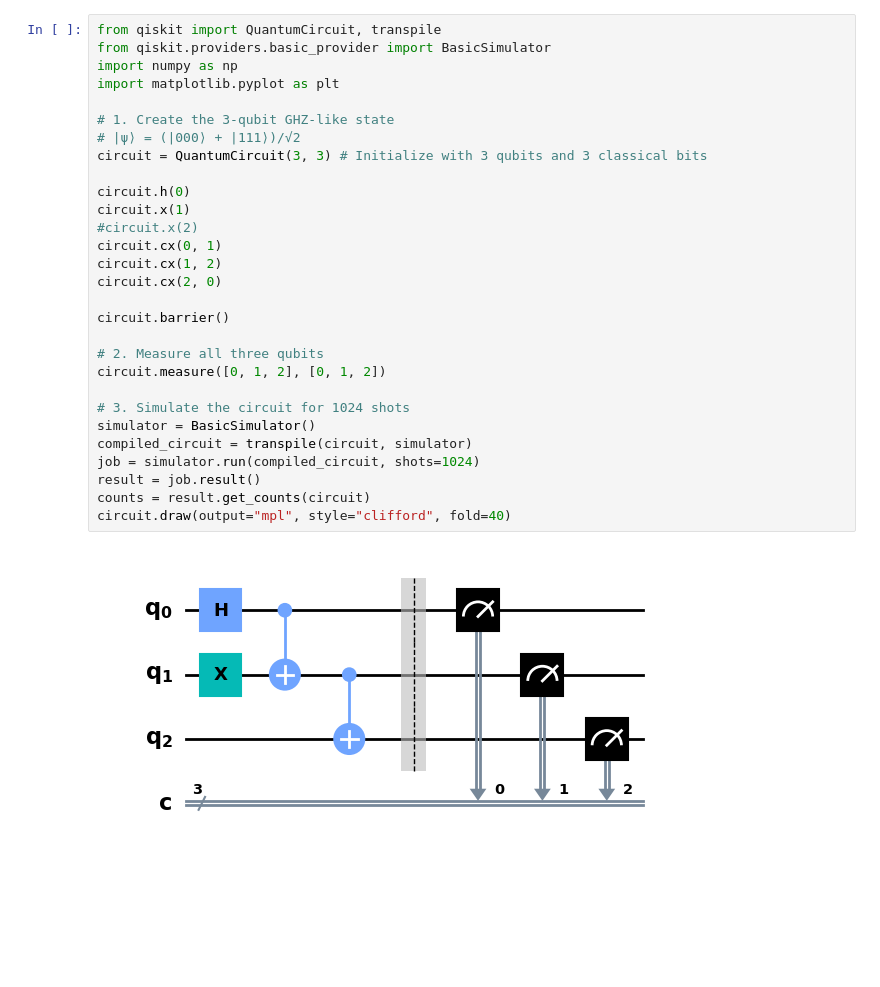
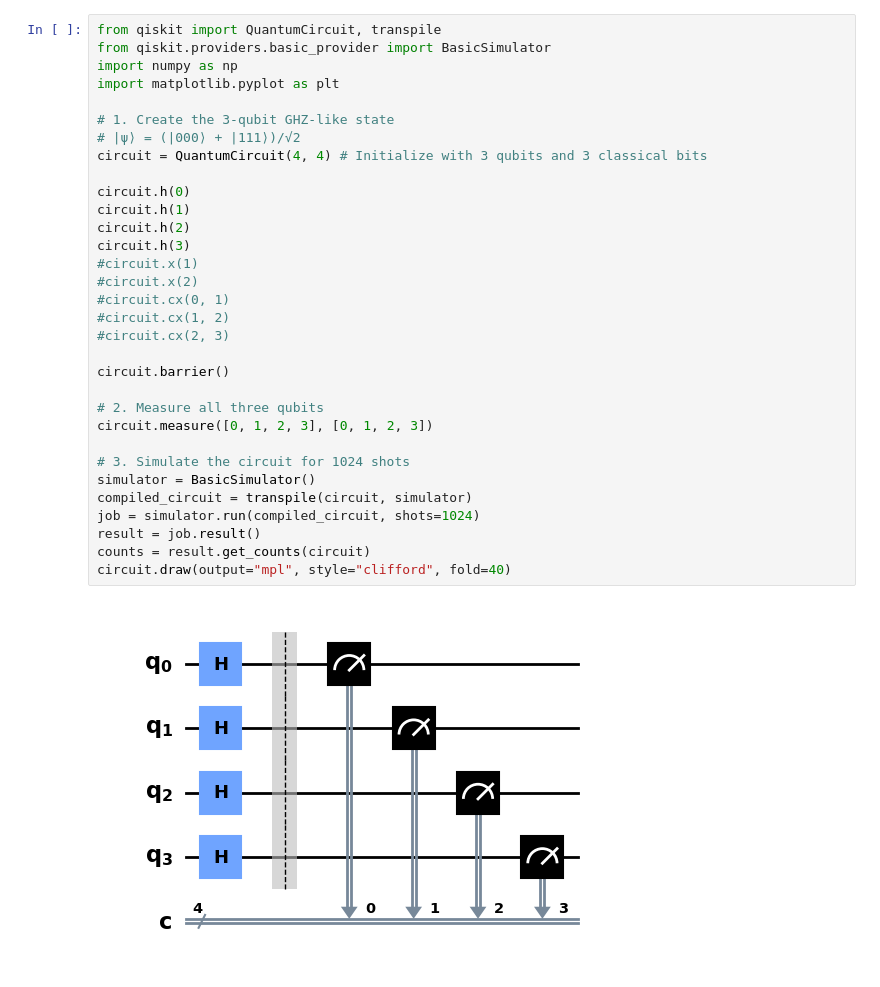
Before and after one commit to cailab-tamu/QuantumXCT, a Jupyter notebook: python/bell_dist_opt.ipynb, the cells around one changed output. Drawn from its saved outputs; the diff is of its cells as text; blank space fills up the shorter version.

```diff
--- a/python/bell_dist_opt.ipynb
+++ b/python/bell_dist_opt.ipynb
@@ -275,32 +289,35 @@ The counts are: {'10': 268, '01': 515, '00': 241}
 # %%
 from qiskit import QuantumCircuit, transpile
 from qiskit.providers.basic_provider import BasicSimulator
 import numpy as np
 import matplotlib.pyplot as plt
 
 # 1. Create the 3-qubit GHZ-like state
 # |ψ⟩ = (|000⟩ + |111⟩)/√2
-circuit = QuantumCircuit(3, 3) # Initialize with 3 qubits and 3 classical bits
+circuit = QuantumCircuit(4, 4) # Initialize with 3 qubits and 3 classical bits
 
 circuit.h(0)
-circuit.x(1)
+circuit.h(1)
+circuit.h(2)
+circuit.h(3)
+#circuit.x(1)
 #circuit.x(2)
-circuit.cx(0, 1)
-circuit.cx(1, 2)
-circuit.cx(2, 0)
+#circuit.cx(0, 1)
+#circuit.cx(1, 2)
+#circuit.cx(2, 3)
 
 circuit.barrier()
 
 # 2. Measure all three qubits
-circuit.measure([0, 1, 2], [0, 1, 2])
+circuit.measure([0, 1, 2, 3], [0, 1, 2, 3])
 
 # 3. Simulate the circuit for 1024 shots
 simulator = BasicSimulator()
 compiled_circuit = transpile(circuit, simulator)
 job = simulator.run(compiled_circuit, shots=1024)
 result = job.result()
 counts = result.get_counts(circuit)
 circuit.draw(output="mpl", style="clifford", fold=40)
 # %% [output]
-[figure, old version]
+[figure, new version]
 # %%
```
Also changed, not shown: parts of 23 cells of this notebook, 1 other file.
